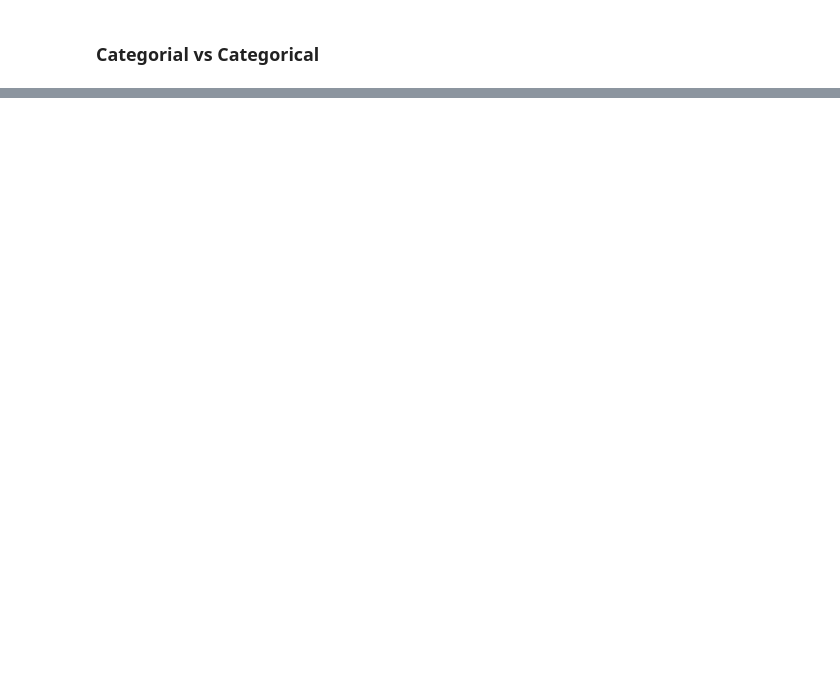
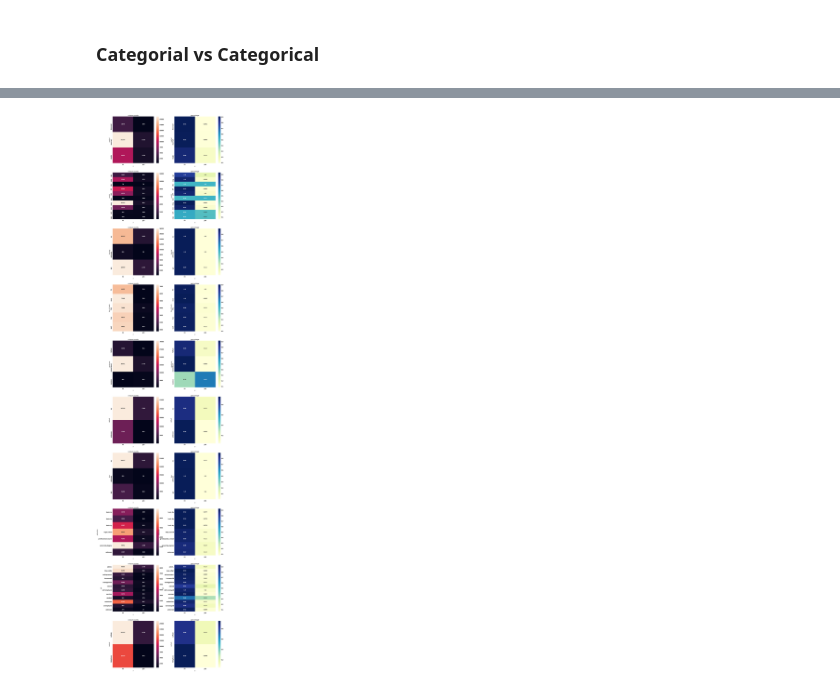
Before and after one commit to samuelcueva/Data-Glacier-Internship, a Jupyter notebook: week 10/EDA.ipynb, the cells around one changed output, grey strips where cells are left out. Saved outputs shown, nothing was run; the diff lists cells and outputs as text; code cells hidden in the pictures; blank space fills up the shorter version.

```diff
--- a/week 10/EDA.ipynb
+++ b/week 10/EDA.ipynb
@@ -909,8 +735,0 @@ def chi_squared(contingency_table):
-# %%
-fig, (ax1,ax2) = plt.subplots(1,2,figsize=(20,8))
-sns.heatmap(pd.crosstab(index=dataset['housing'], columns=dataset['y']),ax=ax1,annot=True,fmt='d')
-sns.heatmap(pd.crosstab(index=dataset['housing'], columns=dataset['y'],normalize= 'index'),\
-            ax=ax2,annot=True, cmap="YlGnBu")
-ax1.set_title('unique counts')
-ax2.set_title('percentage')
-plt.show()
@@ -918,0 +738,3 @@ plt.show()
+# %%
+categorical_att.remove('y')
+categorical_att
@@ -918,0 +752,21 @@ plt.show()
+# %%
+
+def plot_contin_table(dataset,att,axs):
+
+    sns.heatmap(pd.crosstab(index=dataset[att], columns=dataset['y']),ax=axs[0],annot=True,fmt='d')
+    sns.heatmap(pd.crosstab(index=dataset[att], columns=dataset['y'],normalize= 'index'),\
+                ax=axs[1],annot=True, cmap="YlGnBu")
+    axs[0].set_title('unique counts')
+    axs[1].set_title('percentage')
+
+
+
+fig, ((ax1a,ax1b),(ax2a,ax2b) ,(ax3a,ax3b) ,(ax4a,ax4b) ,(ax5a,ax5b) ,(ax6a,ax6b) ,(ax7a,ax7b), \
+(ax8a,ax8b) ,(ax9a,ax9b) ,(ax10a,ax10b) )  = plt.subplots(10,2,figsize=(20,100))
+
+axes=fig.get_axes()
+
+for i,att in enumerate(categorical_att):
+    plot_contin_table(dataset,att,axes[2*i:2*i+2])
+# %% [output]
+[figure, added]
```
Also changed, not shown: parts of 63 cells of this notebook, 1 other file.
